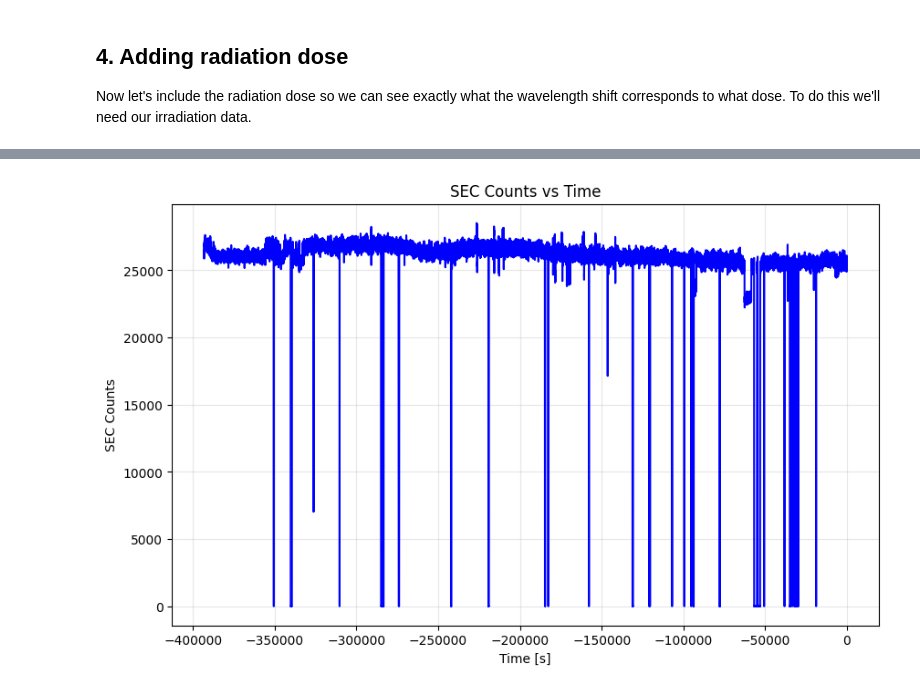
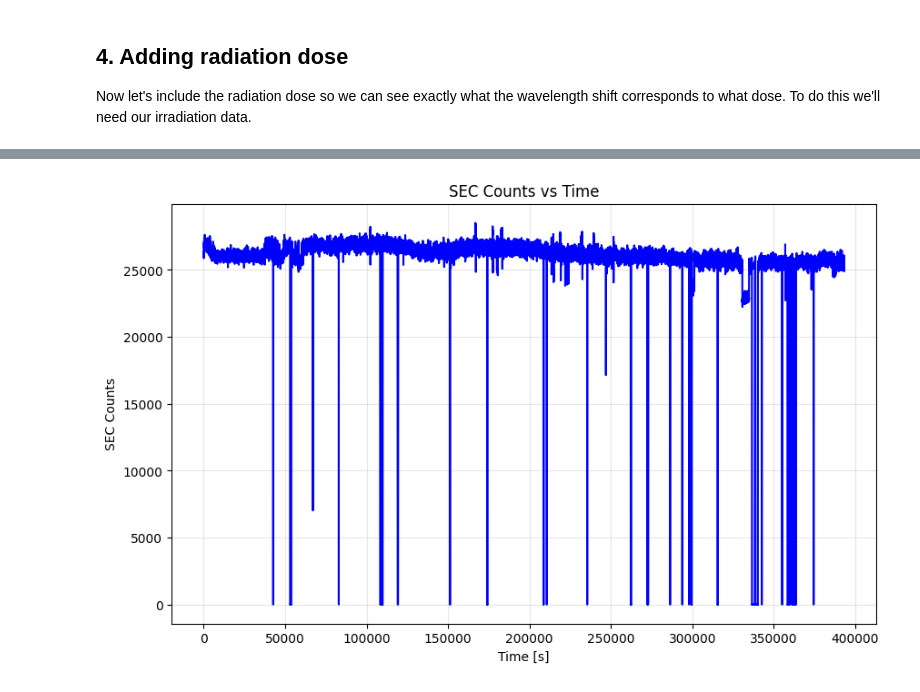
Before and after one commit to rsamconn/Fibre-optics-demo, a Jupyter notebook: fibre-demo.ipynb, the cells around one changed output, grey strips where cells are left out. Saved outputs shown, nothing was run; the diff lists cells and outputs as text; code cells hidden in the pictures.

Commit message:
Extracted dose over time from the IRRAD data.

```diff
--- a/fibre-demo.ipynb
+++ b/fibre-demo.ipynb
@@ -243,13 +245,19 @@ def convert_datetime_string(date_str):
 # %%
-# Convert TIMESTAMP column to datetime objects
-irradiation_df['datetime'] = irradiation_df['TIMESTAMP'].apply(convert_datetime_string)
+# Clean up the dataframe
+# Reverse the order of the rows and drop the SEC_ID column
+irradiation_df_clean = irradiation_df.iloc[::-1].reset_index(drop=True).drop(columns=['SEC_ID'])
 
-# Calculate time difference in seconds from the first row
-first_time = irradiation_df['datetime'].iloc[0]
-irradiation_df['time_seconds'] = (irradiation_df['datetime'] - first_time).dt.total_seconds()
+# Create a datetime column
+from datetime import datetime
+convert_datetime = lambda x: datetime.strptime(x, "%d-%b-%y %H.%M.%S")
+irradiation_df_clean['datetime'] = irradiation_df_clean['TIMESTAMP'].apply(convert_datetime)
+
+# Create a column for the time elapsed in seconds
+first_time = irradiation_df_clean['datetime'].iloc[0]
+irradiation_df_clean['time_seconds'] = (irradiation_df_clean['datetime'] - first_time).dt.total_seconds()
 
 # Show the first few rows with our new columns
 print("DataFrame with new datetime columns:")
-print(irradiation_df.head())
+print(irradiation_df_clean.head())
 # %% [output]
 DataFrame with new datetime columns:
@@ -262,11 +270,11 @@ DataFrame with new datetime columns:
 # %%
 # Plot SEC_counts vs time
 plt.figure(figsize=(10, 6))
-plt.plot(irradiation_df['time_seconds'], irradiation_df['SEC_counts'], linestyle='-', color='blue')
+plt.plot(irradiation_df_clean['time_seconds'], irradiation_df_clean['SEC_counts'], linestyle='-', color='blue')
 plt.xlabel('Time [s]')
 plt.ylabel('SEC Counts')
 plt.title('SEC Counts vs Time')
 plt.grid(True, alpha=0.3)
 plt.show()
 # %% [output]
-[figure, old version]
+[figure, new version]
```
Also changed, not shown: parts of 9 cells of this notebook.
